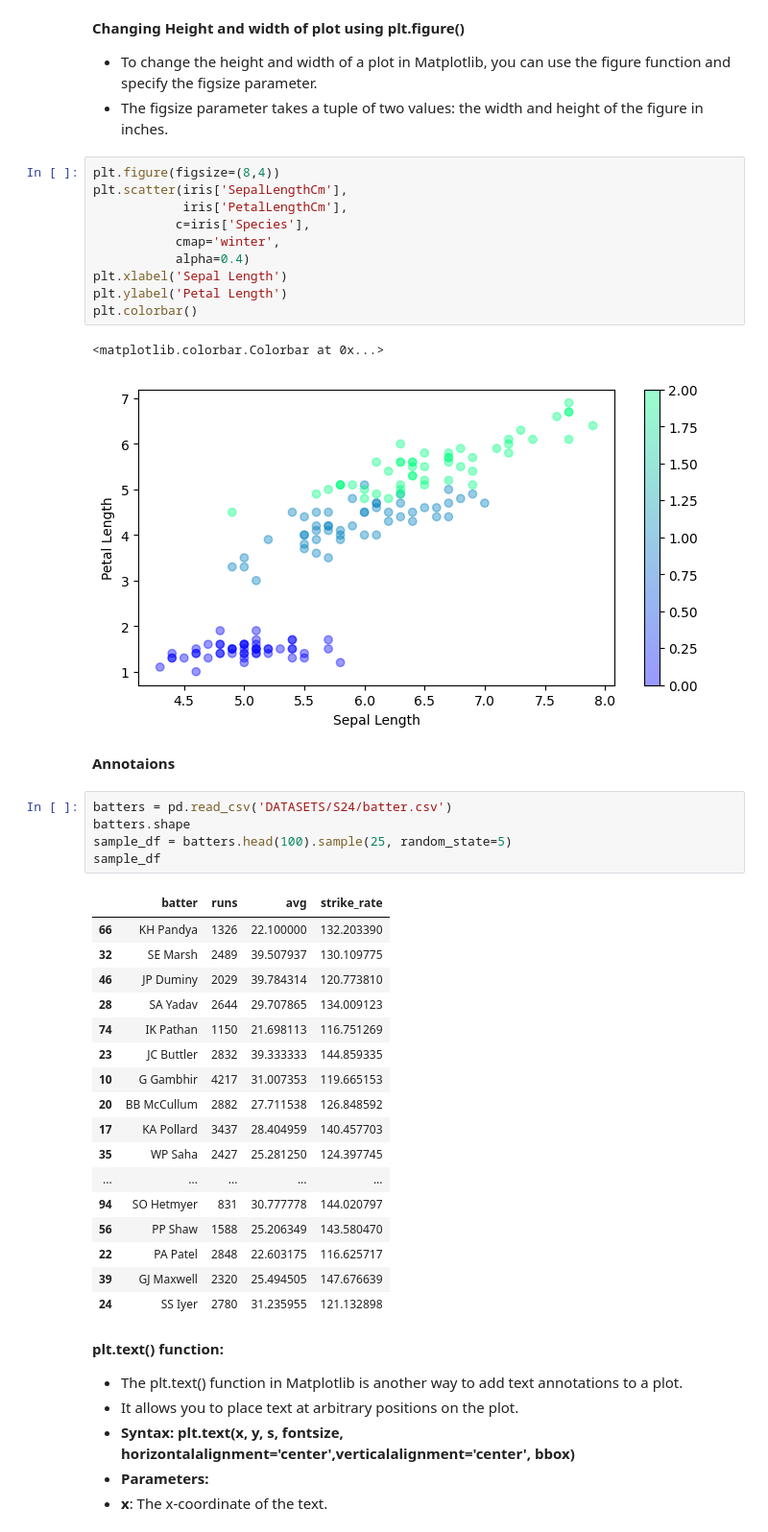
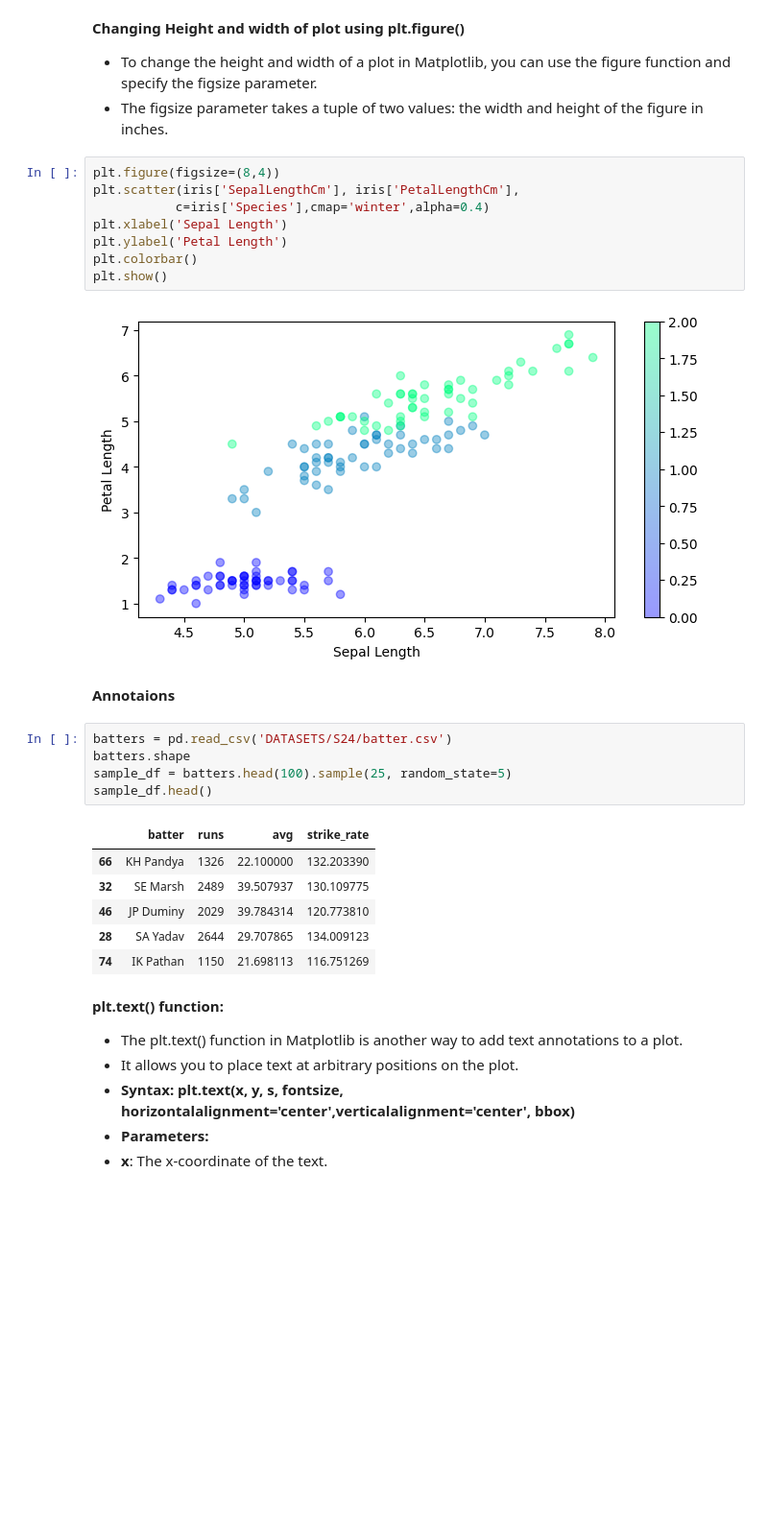
Before and after one commit to akashpagi/MATPLOTLIB-PLOTTING-LIBRARY-FOR-DATA-SCIECNE, a Jupyter notebook: SESSION 24 - ADVANCED MATPLOTLIB.ipynb, the cells around one changed output. Shown at 96% size. Cells and saved outputs as stored; diff of their text form; blank space fills up the shorter version.

```diff
--- a/SESSION 24 - ADVANCED MATPLOTLIB.ipynb
+++ b/SESSION 24 - ADVANCED MATPLOTLIB.ipynb
@@ -61,42 +53,28 @@ plt.colorbar()
 - The figsize parameter takes a tuple of two values: the width and height of the figure in inches.
 # %%
 plt.figure(figsize=(8,4))
-plt.scatter(iris['SepalLengthCm'],
-            iris['PetalLengthCm'],
-           c=iris['Species'],
-           cmap='winter',
-           alpha=0.4)
+plt.scatter(iris['SepalLengthCm'], iris['PetalLengthCm'],
+           c=iris['Species'],cmap='winter',alpha=0.4)
 plt.xlabel('Sepal Length')
 plt.ylabel('Petal Length')
 plt.colorbar()
+plt.show()
 # %% [output]
-<matplotlib.colorbar.Colorbar at 0x...>
 [figure]
 # %% [markdown]
 **Annotaions**
 # %%
 batters = pd.read_csv('DATASETS/S24/batter.csv')
 batters.shape
 sample_df = batters.head(100).sample(25, random_state=5)
-sample_df
+sample_df.head()
 # %% [output]
 |  | batter | runs | avg | strike_rate |
 | 66 | KH Pandya | 1326 | 22.100000 | 132.203390 |
 | 32 | SE Marsh | 2489 | 39.507937 | 130.109775 |
 | 46 | JP Duminy | 2029 | 39.784314 | 120.773810 |
 | 28 | SA Yadav | 2644 | 29.707865 | 134.009123 |
 | 74 | IK Pathan | 1150 | 21.698113 | 116.751269 |
-| 23 | JC Buttler | 2832 | 39.333333 | 144.859335 |
-| 10 | G Gambhir | 4217 | 31.007353 | 119.665153 |
-| 20 | BB McCullum | 2882 | 27.711538 | 126.848592 |
-| 17 | KA Pollard | 3437 | 28.404959 | 140.457703 |
-| 35 | WP Saha | 2427 | 25.281250 | 124.397745 |
-| ... | ... | ... | ... | ... |
-| 94 | SO Hetmyer | 831 | 30.777778 | 144.020797 |
-| 56 | PP Shaw | 1588 | 25.206349 | 143.580470 |
-| 22 | PA Patel | 2848 | 22.603175 | 116.625717 |
-| 39 | GJ Maxwell | 2320 | 25.494505 | 147.676639 |
-| 24 | SS Iyer | 2780 | 31.235955 | 121.132898 |
 # %% [markdown]
 **plt.text() function:**
 
```
Also changed, not shown: parts of 30 cells of this notebook.
